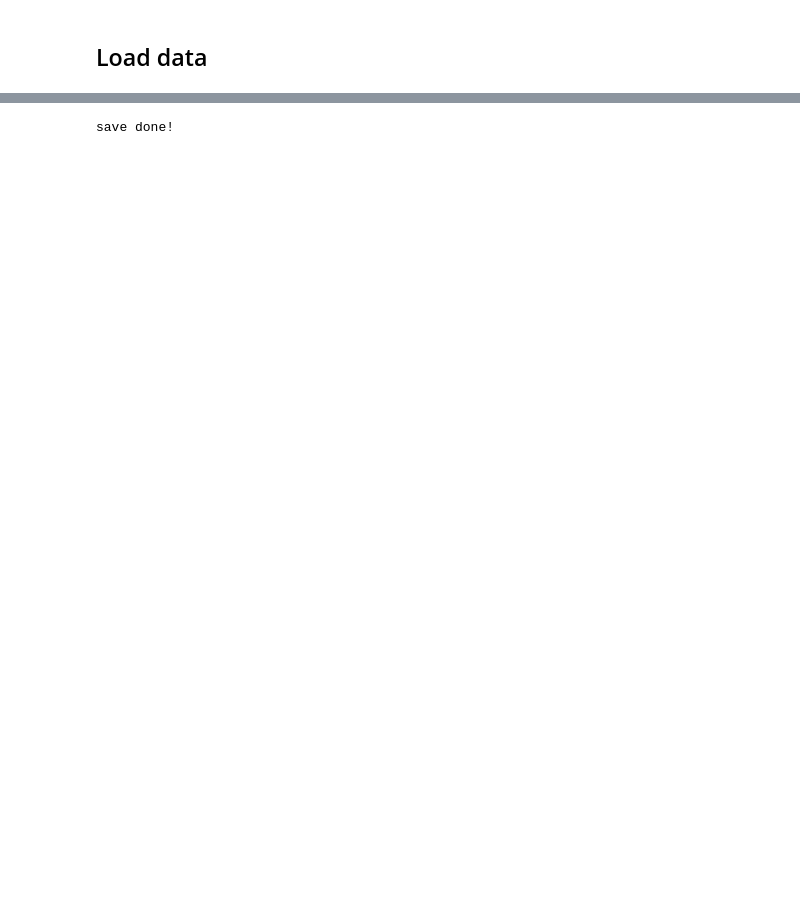
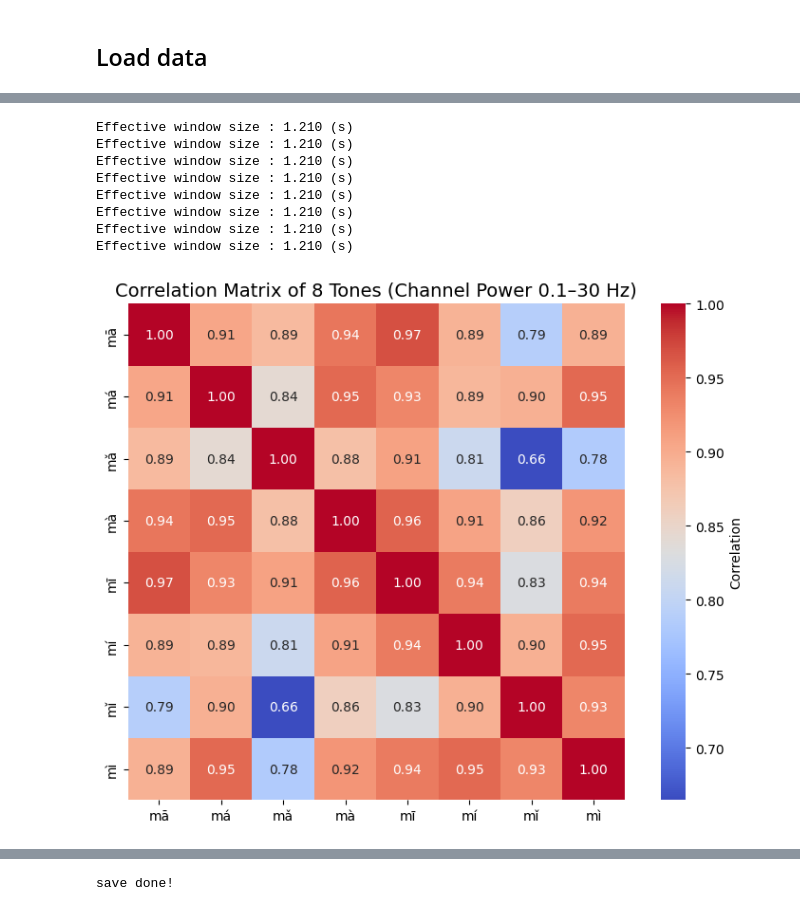
Before and after one commit to ChenK19/speech_decoding, a Jupyter notebook: speech_decoding.ipynb, the cells around one changed output, grey strips where cells are left out. Drawn from its saved outputs; the diff is of its cells as text; code cells hidden in the pictures; blank space fills up the shorter version.

```diff
--- a/speech_decoding.ipynb
+++ b/speech_decoding.ipynb
@@ -447,0 +530,51 @@ Effective window size : 2.048 (s)
+# %%
+import numpy as np
+import matplotlib.pyplot as plt
+import seaborn as sns
+import mne
+
+# 八个声调
+pinyins = ["mā", "má", "mǎ", "mà", "mī", "mí", "mǐ", "mì"]
+
+# 排除非EEG通道
+picks = mne.pick_types(raw.info, emg=False, eeg=True, stim=False, eog=False,ecg=False,exclude='bads')
+info_eeg = mne.pick_info(testRaw.info, picks)
+
+# 选择分析频段（比如 1–30 Hz）
+fmin, fmax = 0.1, 30
+
+# 计算每个声调的通道功率特征
+tone_features = []
+for pinyin in pinyins:
+    epochs = np.stack(rawData[pinyin], axis=0)   # (n_epochs, n_channels, n_times)
+    mean_data = epochs.mean(axis=0)              # (n_channels, n_times)
+    temp_raw = mne.io.RawArray(mean_data, info_eeg, verbose=False)
+    psd = temp_raw.compute_psd(fmin=fmin, fmax=fmax, picks=picks, method='welch')
+    psd_data = psd.get_data()                    # (n_channels, n_freqs)
+    band_power = psd_data.mean(axis=1)           # (n_channels,)
+    band_power_db = 10 * np.log10(band_power)
+    tone_features.append(band_power_db)
+
+tone_features = np.array(tone_features)  # (8声调, n_channels)
+
+# 计算声调间相关性
+corr_matrix = np.corrcoef(tone_features)  # (8×8)
+
+# 绘制热力图
+plt.figure(figsize=(8, 6))
+sns.heatmap(corr_matrix, annot=True, fmt=".2f", cmap="coolwarm",
+            xticklabels=pinyins, yticklabels=pinyins,
+            square=True, cbar_kws={'label': 'Correlation'})
+plt.title(f"Correlation Matrix of 8 Tones (Channel Power {fmin}–{fmax} Hz)", fontsize=14)
+plt.tight_layout()
+plt.show()
+# %% [output]
+Effective window size : 1.210 (s)
+Effective window size : 1.210 (s)
+Effective window size : 1.210 (s)
+Effective window size : 1.210 (s)
+Effective window size : 1.210 (s)
+Effective window size : 1.210 (s)
+Effective window size : 1.210 (s)
+Effective window size : 1.210 (s)
+[figure, added]
```
Also changed, not shown: parts of 18 cells of this notebook, 12 other files.
